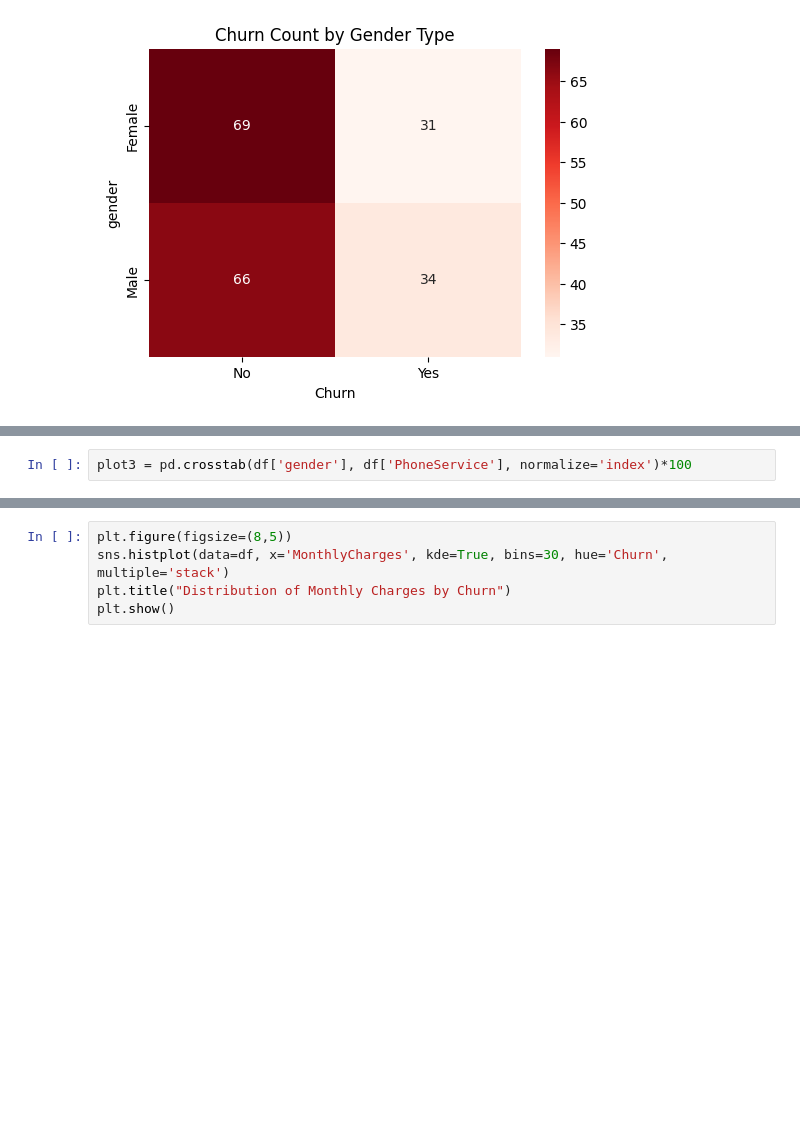
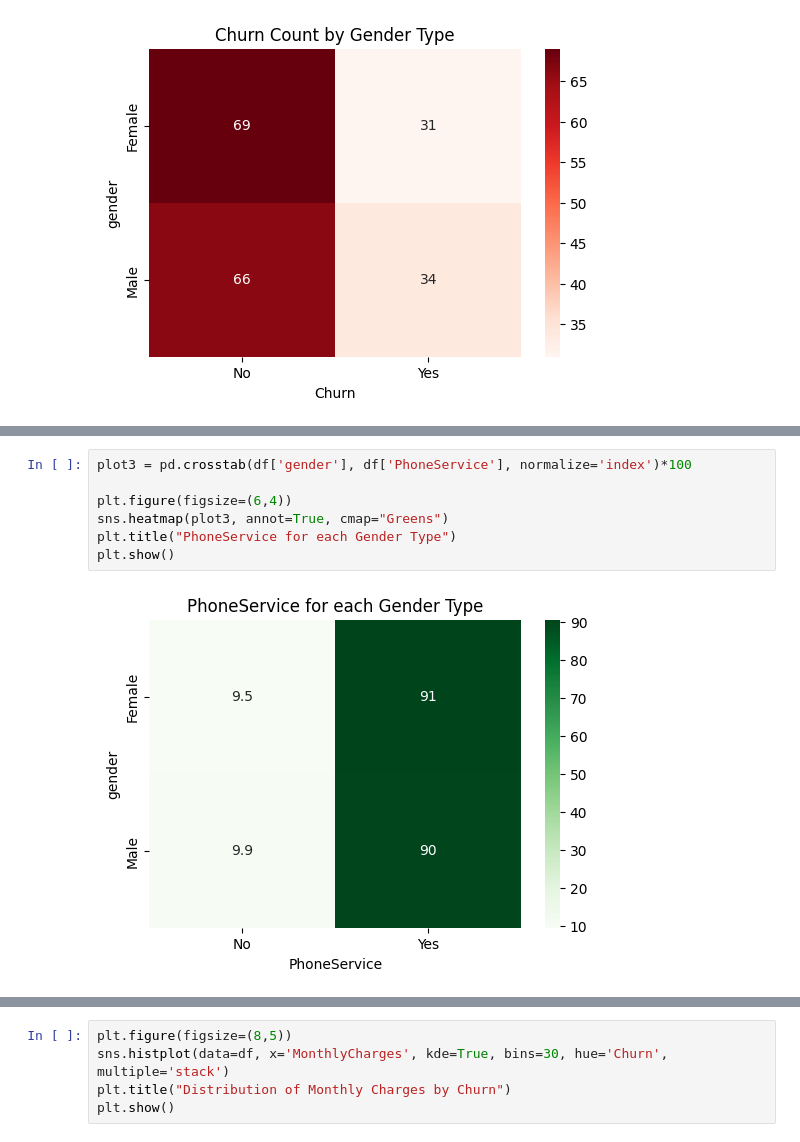
Before and after one commit to AyushmanRaha/Customer-Churn-Prediction, a Jupyter notebook: Churn_Prediction_Project_EDA.ipynb, the cells around one changed output, grey strips where cells are left out. Cells and saved outputs as stored; diff of their text form; blank space fills up the shorter version.

```diff
--- a/Churn_Prediction_Project_EDA.ipynb
+++ b/Churn_Prediction_Project_EDA.ipynb
@@ -1311,4 +1318,11 @@ plot2 = pd.crosstab(df['SeniorCitizen'], df['Churn'], normalize='index', aggfunc
 # %%
 plot3 = pd.crosstab(df['gender'], df['PhoneService'], normalize='index')*100
+
+plt.figure(figsize=(6,4))
+sns.heatmap(plot3, annot=True, cmap="Greens")
+plt.title("PhoneService for each Gender Type")
+plt.show()
+# %% [output]
+[figure, added]
 # %%
 plot4 = pd.crosstab(df['SeniorCitizen'], df['PhoneService'], normalize='index')*100
```
Also changed, not shown: parts of 2 cells of this notebook.
